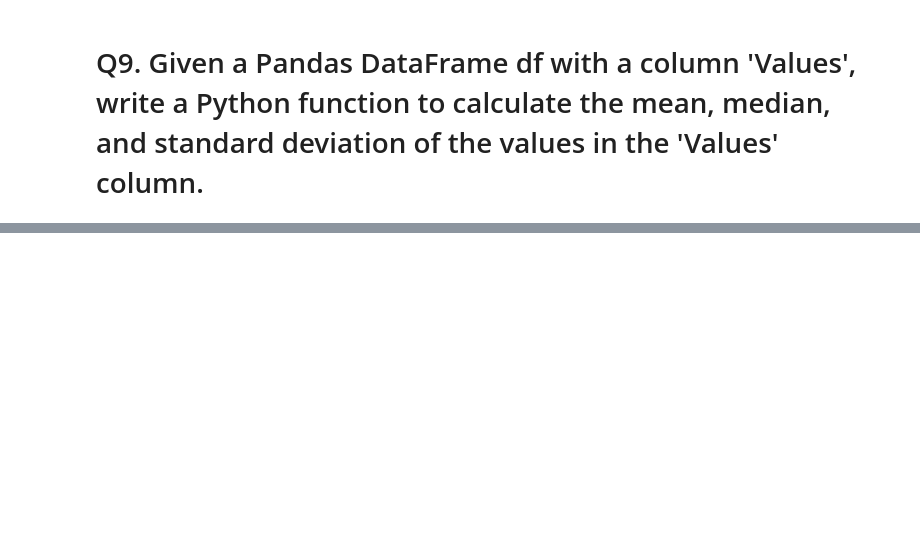
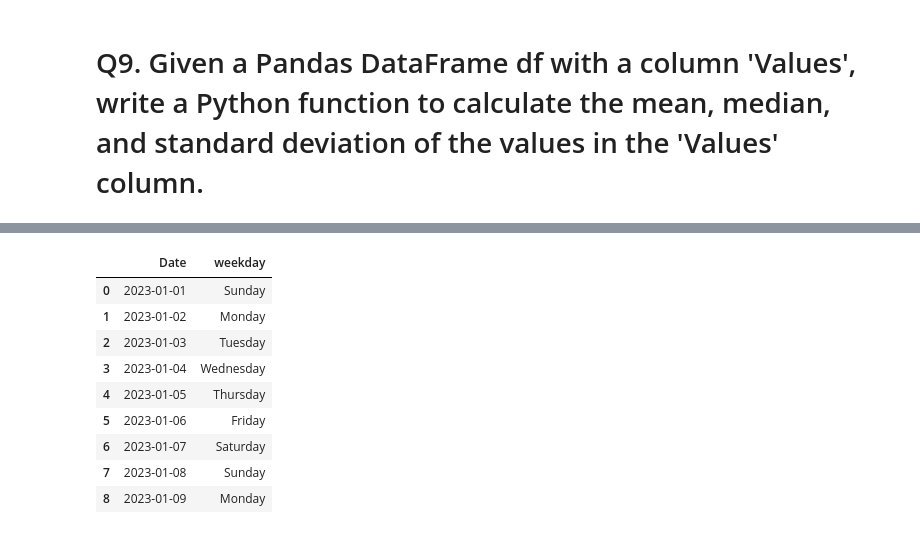
Before and after one commit to prashdev01/assignment, a Jupyter notebook: pandas/pandas_assignment.ipynb, the cells around one changed output, grey strips where cells are left out. Drawn from its saved outputs; the diff is of its cells as text; code cells hidden in the pictures; blank space fills up the shorter version.

```diff
--- a/pandas/pandas_assignment.ipynb
+++ b/pandas/pandas_assignment.ipynb
@@ -225,0 +294,21 @@ df = pd.read_csv("https://raw.githubusercontent.com/datasciencedojo/datasets/mas
+# %%
+df9 = pd.DataFrame({'Date':["2023-01-01","2023-01-02","2023-01-03","2023-01-04","2023-01-05","2023-01-06","2023-01-07","2023-01-08","2023-01-09"]})
+# %%
+def weekdays(df):
+    df["weekday"] = pd.to_datetime(df["Date"]).dt.day_name()
+    return df
+# %%
+new_df9 = weekdays(df9).copy()
+# %%
+new_df9
+# %% [output]
+|  | Date | weekday |
+| 0 | 2023-01-01 | Sunday |
+| 1 | 2023-01-02 | Monday |
+| 2 | 2023-01-03 | Tuesday |
+| 3 | 2023-01-04 | Wednesday |
+| 4 | 2023-01-05 | Thursday |
+| 5 | 2023-01-06 | Friday |
+| 6 | 2023-01-07 | Saturday |
+| 7 | 2023-01-08 | Sunday |
+| 8 | 2023-01-09 | Monday |
```
Also changed, not shown: parts of 18 cells of this notebook.
